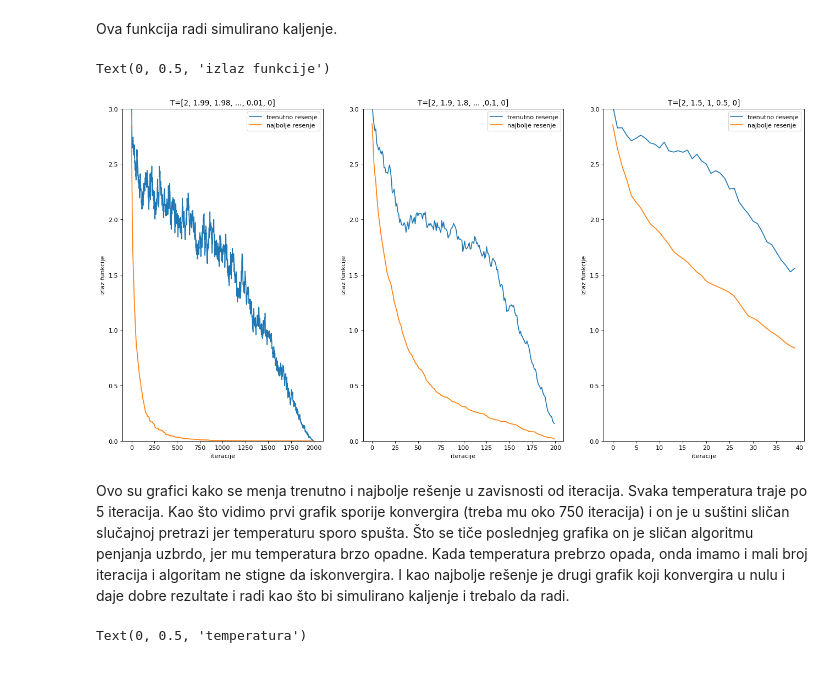
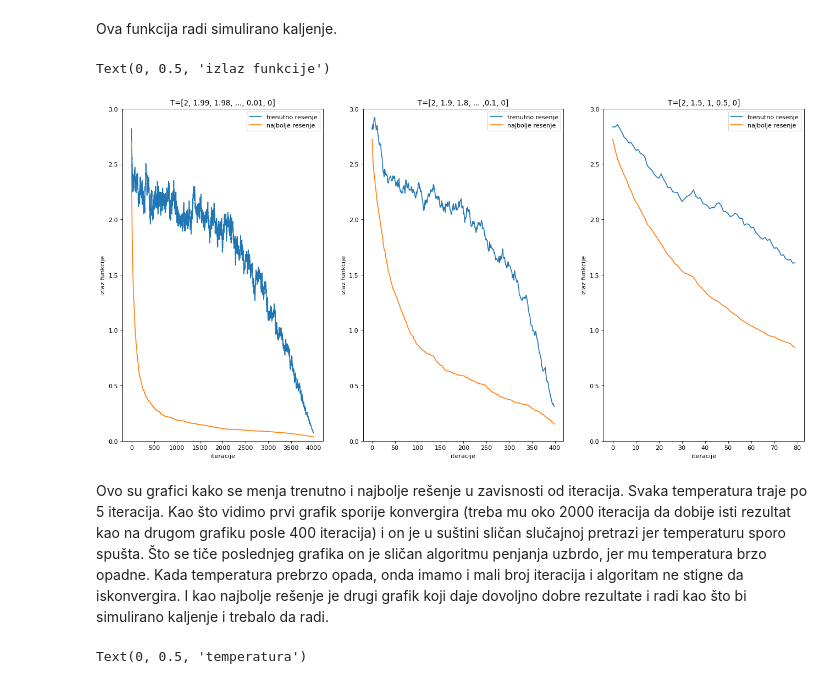
Before and after one commit to mmacura9/VI_domaci1, a Jupyter notebook: domaci1.ipynb, the cells around one changed output. Drawn from its saved outputs; the diff is of its cells as text; code cells hidden in the pictures.

```diff
--- a/domaci1.ipynb
+++ b/domaci1.ipynb
@@ -77,10 +77,11 @@ def sk(x: np.array, T: np.array, Mk: int) -> tuple:
     k = 0
     while k<=T.size and T[k]!=0:
         for m in range(Mk):
-            razlika = (np.random.rand(1, 3)[0]- 0.5)
+            razlika = (np.random.rand(1, 3)[0]*0.6- 0.3)
             x1 = x + razlika
-            x1[x1<0] = 0
-            x1[x1>2] = 2
+            while np.any(x1>2) or np.any(x1<0):
+                razlika = (np.random.rand(1, 3)[0]*0.6- 0.3)
+                x1 = x + razlika
             delta = func(x1) - func(x)
             if func(x1) < func(output):
                 output = x1
@@ -103,7 +104,7 @@ T2 = np.arange(21)/10
 T2 = np.flip(T2)
 
 T3 = np.array([2, 1.5, 1, 0.5, 0])
-M = 10
+M = 20
 foutput1 = np.zeros((T1.size-1)*M)
 foutput2 = np.zeros((T2.size-1)*M)
 foutput3 = np.zeros((T3.size-1)*M)
@@ -132,36 +133,36 @@ foutput3 = foutput3/100
 fx1 = fx1/100
 fx2 = fx2/100
 fx3 = fx3/100
 
 fig, ax = plt.subplots(1, 3, figsize=(20,10), dpi=80);
 t1 = np.arange(foutput1.size)
 ax[0].plot(t1, fx1, t1, foutput1)
 ax[0].set_title('T=[2, 1.99, 1.98, ..., 0.01, 0]')
 ax[0].legend(['trenutno resenje', 'najbolje resenje'])
 ax[0].set_ylim(0, 3)
 ax[0].set_xlabel('iteracije')
 ax[0].set_ylabel('izlaz funkcije')
 
 t2 = np.arange(foutput2.size)
 ax[1].plot(t2, fx2, t2, foutput2)
 ax[1].set_title('T=[2, 1.9, 1.8, ... ,0.1, 0]')
 ax[1].legend(['trenutno resenje', 'najbolje resenje'])
 ax[1].set_ylim(0, 3)
 ax[1].set_xlabel('iteracije')
 ax[1].set_ylabel('izlaz funkcije')
 
 t3 = np.arange(foutput3.size)
 ax[2].plot(t3, fx3, t3, foutput3)
 ax[2].set_title('T=[2, 1.5, 1, 0.5, 0]')
 ax[2].legend(['trenutno resenje', 'najbolje resenje'])
 ax[2].set_ylim(0, 3)
 ax[2].set_xlabel('iteracije')
 ax[2].set_ylabel('izlaz funkcije')
 # %% [output]
 Text(0, 0.5, 'izlaz funkcije')
-[figure, old version]
+[figure, new version]
 # %% [markdown]
-Ovo su grafici kako se menja trenutno i najbolje rešenje u zavisnosti od iteracija. Svaka temperatura traje po 5 iteracija. Kao što vidimo prvi grafik sporije konvergira (treba mu oko 750 iteracija) i on je u suštini sličan slučajnoj pretrazi jer temperaturu sporo spušta. Što se tiče poslednjeg grafika on je sličan algoritmu penjanja uzbrdo, jer mu temperatura brzo opadne. Kada temperatura prebrzo opada, onda imamo i mali broj iteracija i algoritam ne stigne da iskonvergira. I kao najbolje rešenje je drugi grafik koji konvergira u nulu i daje dobre rezultate i radi kao što bi simulirano kaljenje i trebalo da radi.
+Ovo su grafici kako se menja trenutno i najbolje rešenje u zavisnosti od iteracija. Svaka temperatura traje po 5 iteracija. Kao što vidimo prvi grafik sporije konvergira (treba mu oko 2000 iteracija da dobije isti rezultat kao na drugom grafiku posle 400 iteracija) i on je u suštini sličan slučajnoj pretrazi jer temperaturu sporo spušta. Što se tiče poslednjeg grafika on je sličan algoritmu penjanja uzbrdo, jer mu temperatura brzo opadne. Kada temperatura prebrzo opada, onda imamo i mali broj iteracija i algoritam ne stigne da iskonvergira. I kao najbolje rešenje je drugi grafik koji daje dovoljno dobre rezultate i radi kao što bi simulirano kaljenje i trebalo da radi.
 # %%
 T1 = np.repeat(T1, M)[:-M]
 T2 = np.repeat(T2, M)[:-M]
```
Also changed, not shown: parts of 16 cells of this notebook, 2 other files.
